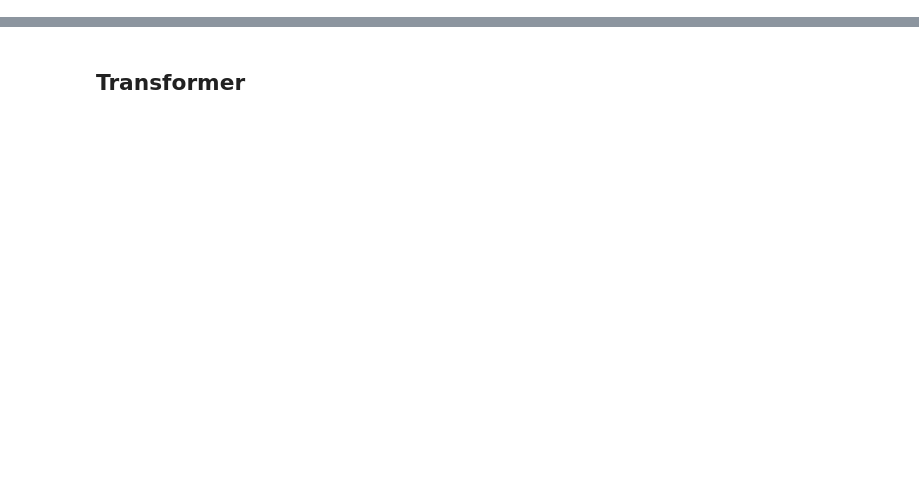
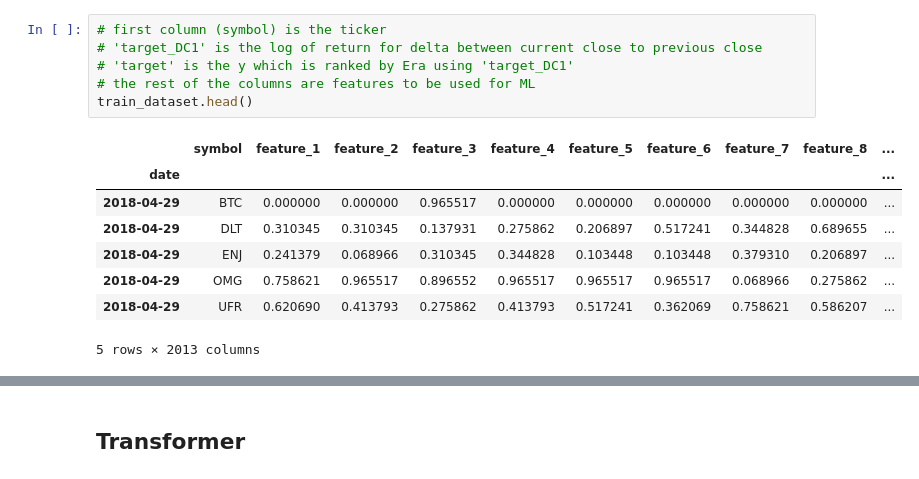
Before and after one commit to ferdinandl007/PriceTransformerNet, a Jupyter notebook: IndependentProject.ipynb, the cells around one changed output, grey strips where cells are left out. Drawn from its saved outputs; the diff is of its cells as text; blank space fills up the shorter version.

```diff
--- a/IndependentProject.ipynb
+++ b/IndependentProject.ipynb
@@ -317,0 +33,15 @@ class Time2Vector(Layer):
+# %%
+# first column (symbol) is the ticker
+# 'target_DC1' is the log of return for delta between current close to previous close
+# 'target' is the y which is ranked by Era using 'target_DC1'
+# the rest of the columns are features to be used for ML
+train_dataset.head()
+# %% [output]
+|  | symbol | feature_1 | feature_2 | feature_3 | feature_4 | feature_5 | feature_6 | feature_7 | feature_8 | ... |
+| date |  |  |  |  |  |  |  |  |  | ... |
+| 2018-04-29 | BTC | 0.000000 | 0.000000 | 0.965517 | 0.000000 | 0.000000 | 0.000000 | 0.000000 | 0.000000 | ... |
+| 2018-04-29 | DLT | 0.310345 | 0.310345 | 0.137931 | 0.275862 | 0.206897 | 0.517241 | 0.344828 | 0.689655 | ... |
+| 2018-04-29 | ENJ | 0.241379 | 0.068966 | 0.310345 | 0.344828 | 0.103448 | 0.103448 | 0.379310 | 0.206897 | ... |
+| 2018-04-29 | OMG | 0.758621 | 0.965517 | 0.896552 | 0.965517 | 0.965517 | 0.965517 | 0.068966 | 0.275862 | ... |
+| 2018-04-29 | UFR | 0.620690 | 0.413793 | 0.275862 | 0.413793 | 0.517241 | 0.362069 | 0.758621 | 0.586207 | ... |
+5 rows × 2013 columns
```
Also changed, not shown: parts of 32 cells of this notebook, 57 other files.
